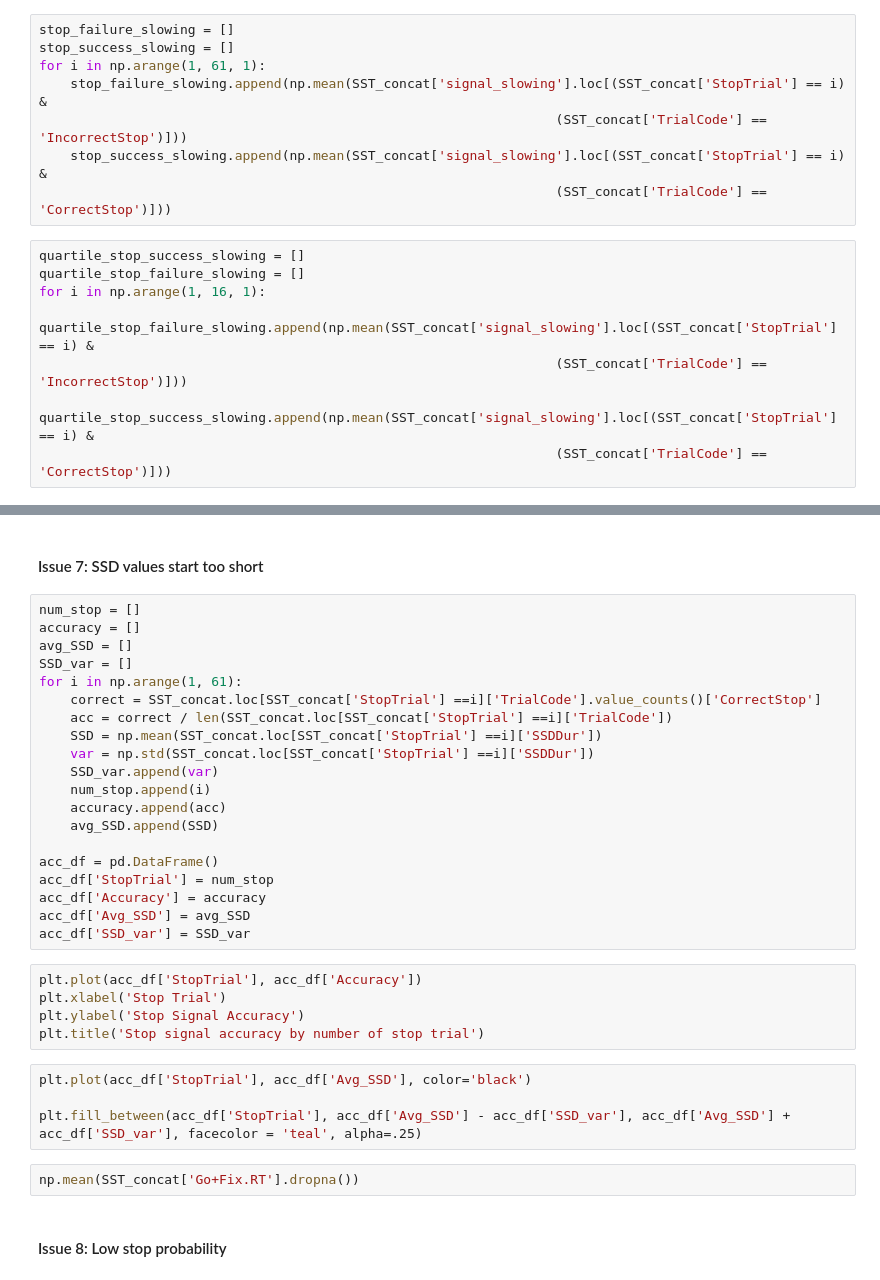
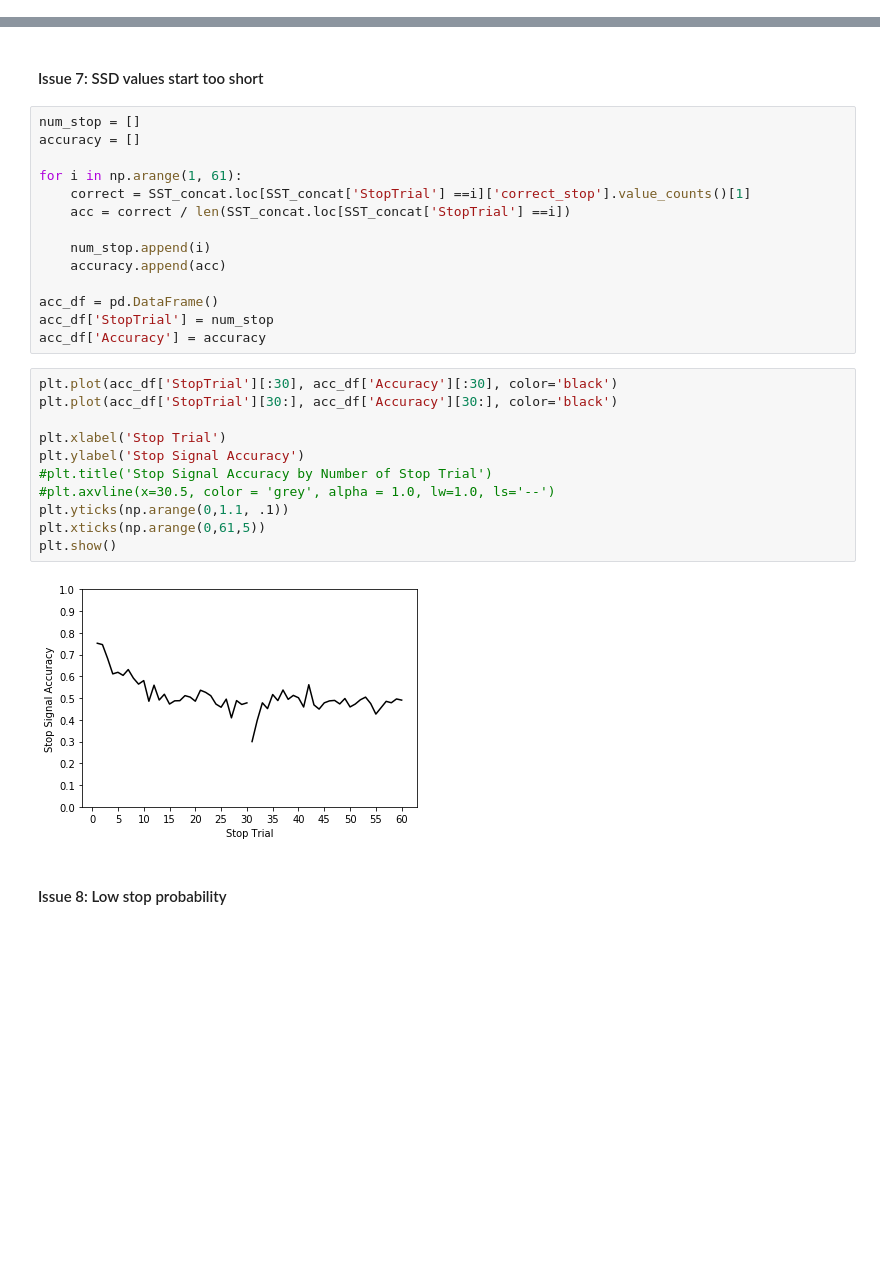
Before and after one commit to mckenziephagen/ABCD_Stop_Signal, a Jupyter notebook: scripts/SST_manuscript/SST_problems.ipynb, the cells around one changed output, grey strips where cells are left out. Saved outputs shown, nothing was run; the diff lists cells and outputs as text; blank space fills up the shorter version.

```diff
--- a/scripts/SST_manuscript/SST_problems.ipynb
+++ b/scripts/SST_manuscript/SST_problems.ipynb
@@ -236,16 +228,0 @@ quartile_slowing.append(np.mean(stop_slowing[50:60]))
-# %%
-stop_failure_slowing = []
-stop_success_slowing = []
-for i in np.arange(1, 61, 1):
-    stop_failure_slowing.append(np.mean(SST_concat['signal_slowing'].loc[(SST_concat['StopTrial'] == i) &
-                                                                  (SST_concat['TrialCode'] == 'IncorrectStop')]))
-    stop_success_slowing.append(np.mean(SST_concat['signal_slowing'].loc[(SST_concat['StopTrial'] == i) &
-                                                                  (SST_concat['TrialCode'] == 'CorrectStop')]))
-# %%
-quartile_stop_success_slowing = []
-quartile_stop_failure_slowing = []
-for i in np.arange(1, 16, 1):
-    quartile_stop_failure_slowing.append(np.mean(SST_concat['signal_slowing'].loc[(SST_concat['StopTrial'] == i) &
-                                                                  (SST_concat['TrialCode'] == 'IncorrectStop')]))
-    quartile_stop_success_slowing.append(np.mean(SST_concat['signal_slowing'].loc[(SST_concat['StopTrial'] == i) &
-                                                                  (SST_concat['TrialCode'] == 'CorrectStop')]))
@@ -306,33 +267,29 @@ SST_concat[SST_concat['SSDDur'] == 0].set_index('NARGUID').drop(issue_5_bug_NARG
 # %%
 num_stop = []
 accuracy = []
-avg_SSD = []
-SSD_var = []
+
 for i in np.arange(1, 61):
-    correct = SST_concat.loc[SST_concat['StopTrial'] ==i]['TrialCode'].value_counts()['CorrectStop']
-    acc = correct / len(SST_concat.loc[SST_concat['StopTrial'] ==i]['TrialCode'])
-    SSD = np.mean(SST_concat.loc[SST_concat['StopTrial'] ==i]['SSDDur'])
-    var = np.std(SST_concat.loc[SST_concat['StopTrial'] ==i]['SSDDur'])
-    SSD_var.append(var)
+    correct = SST_concat.loc[SST_concat['StopTrial'] ==i]['correct_stop'].value_counts()[1]
+    acc = correct / len(SST_concat.loc[SST_concat['StopTrial'] ==i])
+
     num_stop.append(i)
     accuracy.append(acc)
-    avg_SSD.append(SSD)
 
 acc_df = pd.DataFrame()
 acc_df['StopTrial'] = num_stop
 acc_df['Accuracy'] = accuracy
-acc_df['Avg_SSD'] = avg_SSD
-acc_df['SSD_var'] = SSD_var
-# %%
-plt.plot(acc_df['StopTrial'], acc_df['Accuracy'])
-plt.xlabel('Stop Trial')
-plt.ylabel('Stop Signal Accuracy')
-plt.title('Stop signal accuracy by number of stop trial')
-# %%
-plt.plot(acc_df['StopTrial'], acc_df['Avg_SSD'], color='black')
-
-plt.fill_between(acc_df['StopTrial'], acc_df['Avg_SSD'] - acc_df['SSD_var'], acc_df['Avg_SSD'] + acc_df['SSD_var'], facecolor = 'teal', alpha=.25)
-# %%
-np.mean(SST_concat['Go+Fix.RT'].dropna())
+# %%
+plt.plot(acc_df['StopTrial'][:30], acc_df['Accuracy'][:30], color='black')
+plt.plot(acc_df['StopTrial'][30:], acc_df['Accuracy'][30:], color='black')
+
+plt.xlabel('Stop Trial')
+plt.ylabel('Stop Signal Accuracy')
+#plt.title('Stop Signal Accuracy by Number of Stop Trial')
+#plt.axvline(x=30.5, color = 'grey', alpha = 1.0, lw=1.0, ls='--')
+plt.yticks(np.arange(0,1.1, .1))
+plt.xticks(np.arange(0,61,5))
+plt.show()
+# %% [output]
+[figure, added]
 # %% [markdown]
 #### Issue 8: Low stop probability
```
Also changed, not shown: parts of 60 cells of this notebook.
